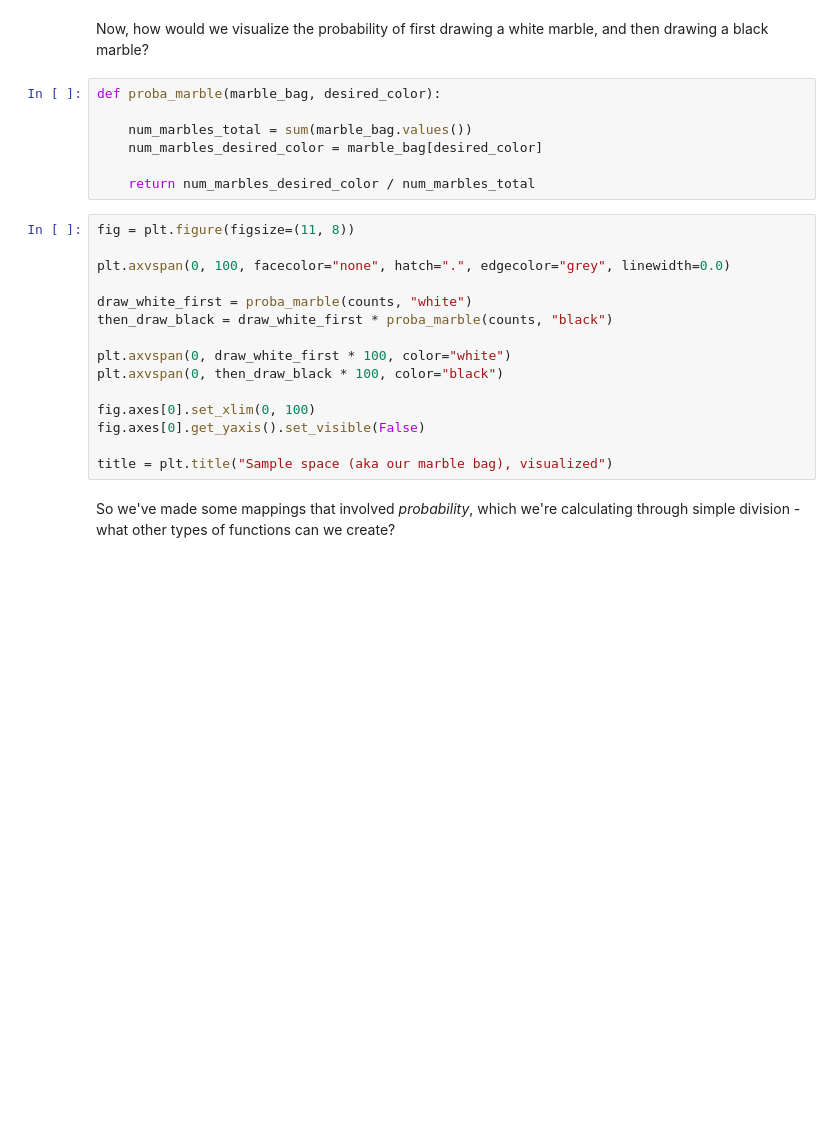
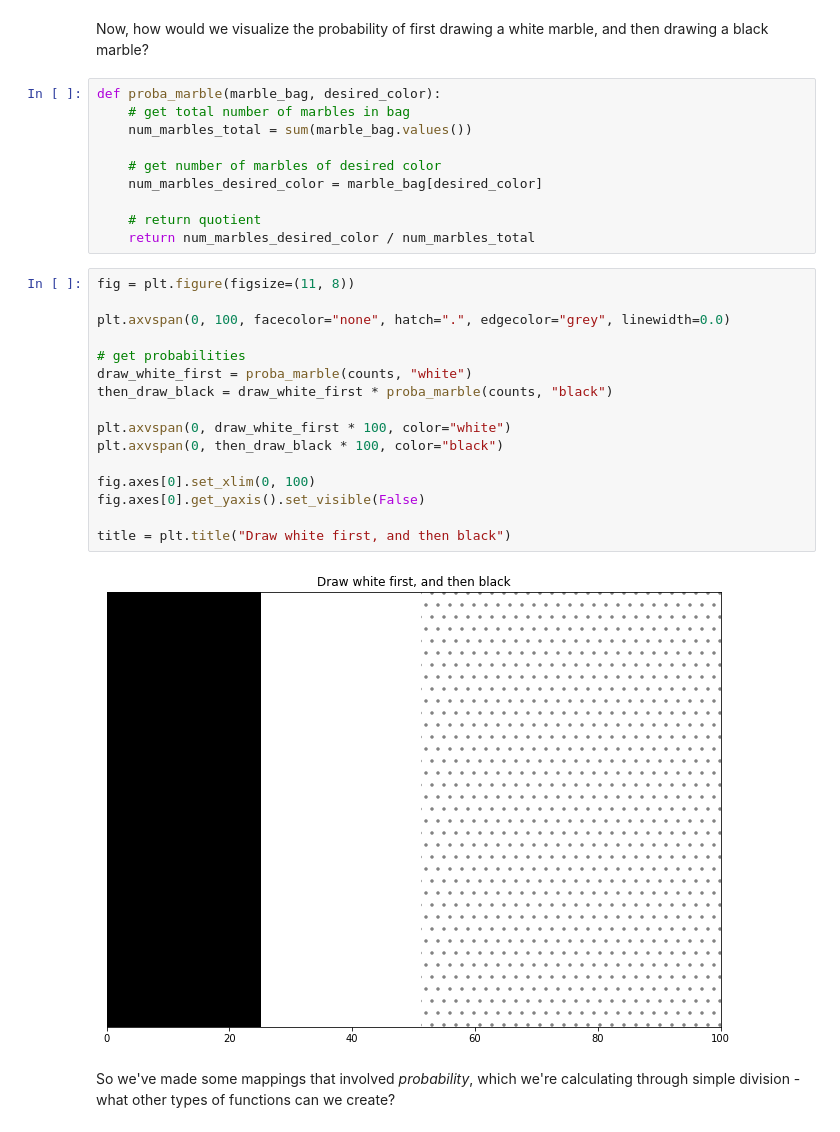
Before and after one commit to contently/math_class, a Jupyter notebook: functions.ipynb, the cells around one changed output. Drawn from its saved outputs; the diff is of its cells as text; blank space fills up the shorter version.

```diff
--- a/functions.ipynb
+++ b/functions.ipynb
@@ -58,26 +72,32 @@ where:
 Now, how would we visualize the probability of first drawing a white marble, and then drawing a black marble?
 # %%
 def proba_marble(marble_bag, desired_color):
+    # get total number of marbles in bag
+    num_marbles_total = sum(marble_bag.values())
 
-    num_marbles_total = sum(marble_bag.values())
+    # get number of marbles of desired color
     num_marbles_desired_color = marble_bag[desired_color]
 
+    # return quotient
     return num_marbles_desired_color / num_marbles_total
 # %%
 fig = plt.figure(figsize=(11, 8))
 
 plt.axvspan(0, 100, facecolor="none", hatch=".", edgecolor="grey", linewidth=0.0)
 
+# get probabilities
 draw_white_first = proba_marble(counts, "white")
 then_draw_black = draw_white_first * proba_marble(counts, "black")
 
 plt.axvspan(0, draw_white_first * 100, color="white")
 plt.axvspan(0, then_draw_black * 100, color="black")
 
 fig.axes[0].set_xlim(0, 100)
 fig.axes[0].get_yaxis().set_visible(False)
 
-title = plt.title("Sample space (aka our marble bag), visualized")
+title = plt.title("Draw white first, and then black")
+# %% [output]
+[figure, added]
 # %% [markdown]
 So we've made some mappings that involved _probability_, which we're calculating through simple division - what other types of functions can we create?
 # %% [markdown]
```
Also changed, not shown: parts of 33 cells of this notebook.
